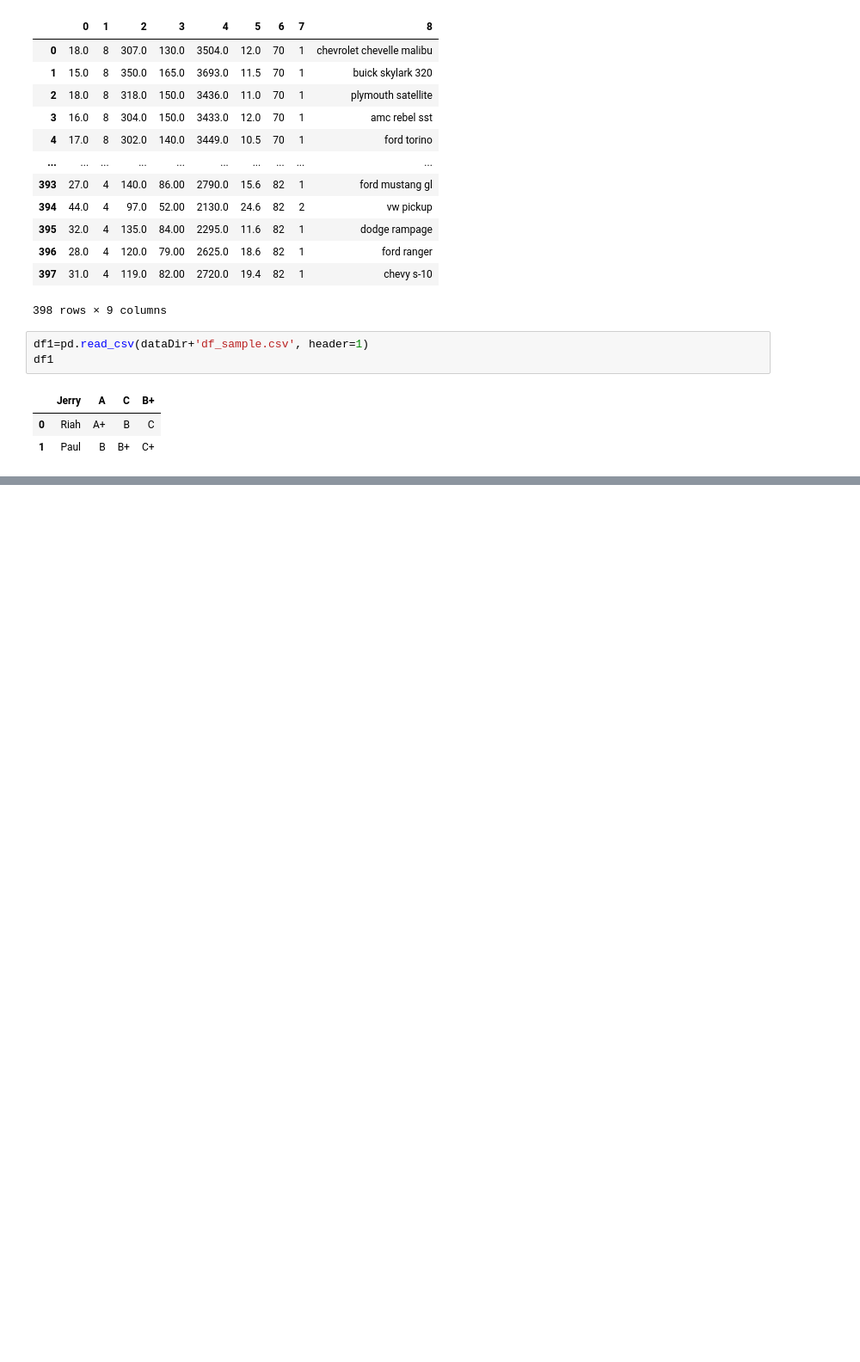
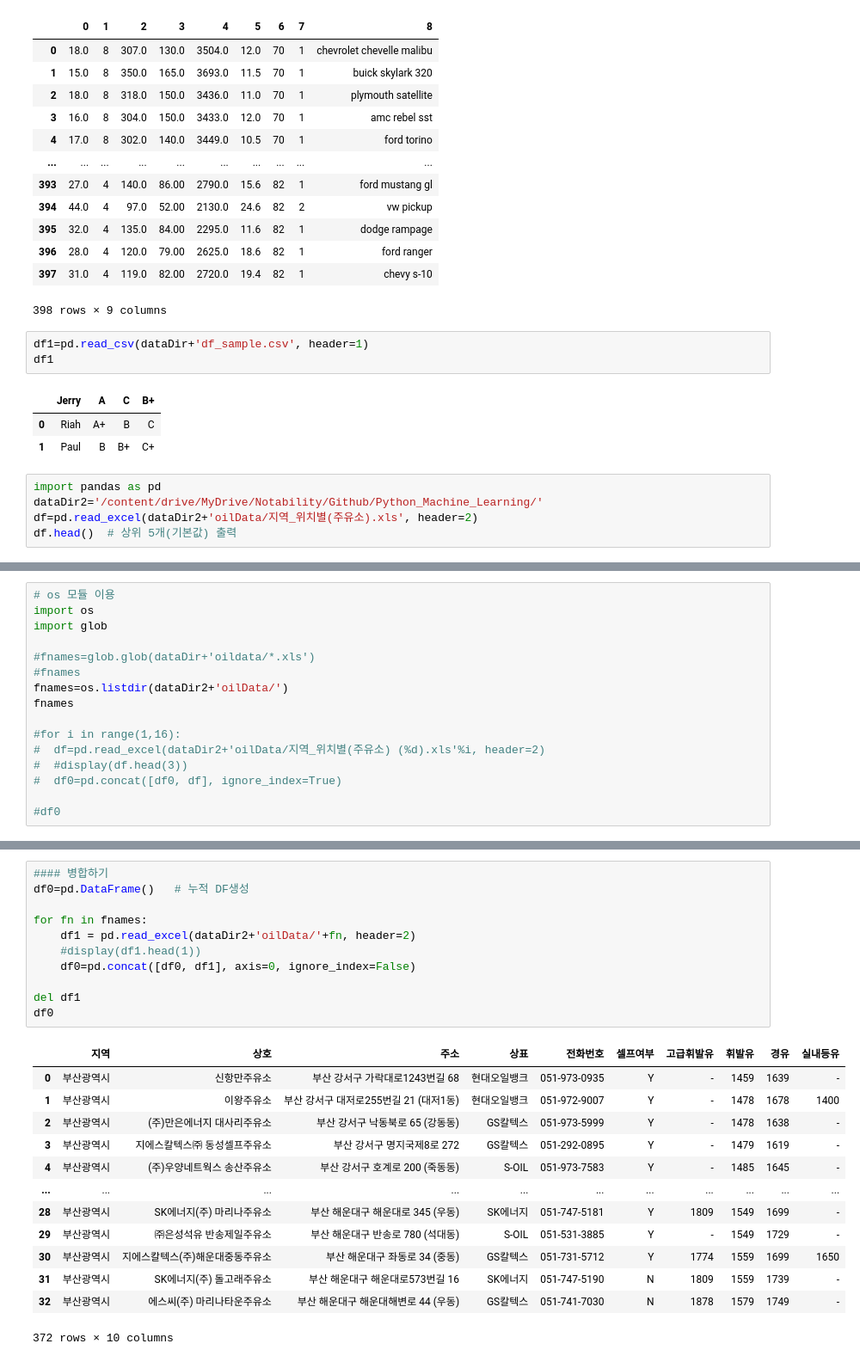
Before and after one commit to toughC/Python_Machine_Learning, a Jupyter notebook: 04_pandas2.ipynb, the cells around one changed output, grey strips where cells are left out. Shown at 86% size. Cells and saved outputs as stored; diff of their text form; blank space fills up the shorter version.

Commit message:
Github 연결

```diff
--- a/04_pandas2.ipynb
+++ b/04_pandas2.ipynb
@@ -81,3 +81,8 @@ df1
 |  | Jerry | A | C | B+ |
 | 0 | Riah | A+ | B | C |
 | 1 | Paul | B | B+ | C+ |
+# %%
+import pandas as pd
+dataDir2='/content/drive/MyDrive/Notability/Github/Python_Machine_Learning/'
+df=pd.read_excel(dataDir2+'oilData/지역_위치별(주유소).xls', header=2)
+df.head()  # 상위 5개(기본값) 출력
@@ -83,0 +252,16 @@ df1
+# %%
+# os 모듈 이용
+import os
+import glob
+
+#fnames=glob.glob(dataDir+'oildata/*.xls')
+#fnames
+fnames=os.listdir(dataDir2+'oilData/')
+fnames
+
+#for i in range(1,16):
+#  df=pd.read_excel(dataDir2+'oilData/지역_위치별(주유소) (%d).xls'%i, header=2)
+#  #display(df.head(3))
+#  df0=pd.concat([df0, df], ignore_index=True)
+
+#df0
@@ -83,0 +285,25 @@ df1
+# %%
+#### 병합하기
+df0=pd.DataFrame()   # 누적 DF생성
+
+for fn in fnames:
+    df1 = pd.read_excel(dataDir2+'oilData/'+fn, header=2)
+    #display(df1.head(1))
+    df0=pd.concat([df0, df1], axis=0, ignore_index=False)
+
+del df1
+df0
+# %% [output]
+|  | 지역 | 상호 | 주소 | 상표 | 전화번호 | 셀프여부 | 고급휘발유 | 휘발유 | 경유 | 실내등유 |
+| 0 | 부산광역시 | 신항만주유소 | 부산 강서구 가락대로1243번길 68 | 현대오일뱅크 | 051-973-0935 | Y | - | 1459 | 1639 | - |
+| 1 | 부산광역시 | 이왕주유소 | 부산 강서구 대저로255번길 21 (대저1동) | 현대오일뱅크 | 051-972-9007 | Y | - | 1478 | 1678 | 1400 |
+| 2 | 부산광역시 | (주)만은에너지 대사리주유소 | 부산 강서구 낙동북로 65 (강동동) | GS칼텍스 | 051-973-5999 | Y | - | 1478 | 1638 | - |
+| 3 | 부산광역시 | 지에스칼텍스㈜ 동성셀프주유소 | 부산 강서구 명지국제8로 272 | GS칼텍스 | 051-292-0895 | Y | - | 1479 | 1619 | - |
+| 4 | 부산광역시 | (주)우양네트웍스 송산주유소 | 부산 강서구 호계로 200 (죽동동) | S-OIL | 051-973-7583 | Y | - | 1485 | 1645 | - |
+| ... | ... | ... | ... | ... | ... | ... | ... | ... | ... | ... |
+| 28 | 부산광역시 | SK에너지(주) 마리나주유소 | 부산 해운대구 해운대로 345 (우동) | SK에너지 | 051-747-5181 | Y | 1809 | 1549 | 1699 | - |
+| 29 | 부산광역시 | ㈜은성석유 반송제일주유소 | 부산 해운대구 반송로 780 (석대동) | S-OIL | 051-531-3885 | Y | - | 1549 | 1729 | - |
+| 30 | 부산광역시 | 지에스칼텍스(주)해운대중동주유소 | 부산 해운대구 좌동로 34 (중동) | GS칼텍스 | 051-731-5712 | Y | 1774 | 1559 | 1699 | 1650 |
+| 31 | 부산광역시 | SK에너지(주) 돌고래주유소 | 부산 해운대구 해운대로573번길 16 | SK에너지 | 051-747-5190 | N | 1809 | 1559 | 1739 | - |
+| 32 | 부산광역시 | 에스씨(주) 마리나타운주유소 | 부산 해운대구 해운대해변로 44 (우동) | GS칼텍스 | 051-741-7030 | N | 1878 | 1579 | 1749 | - |
+372 rows × 10 columns
```
Also changed, not shown: parts of 14 cells of this notebook.
